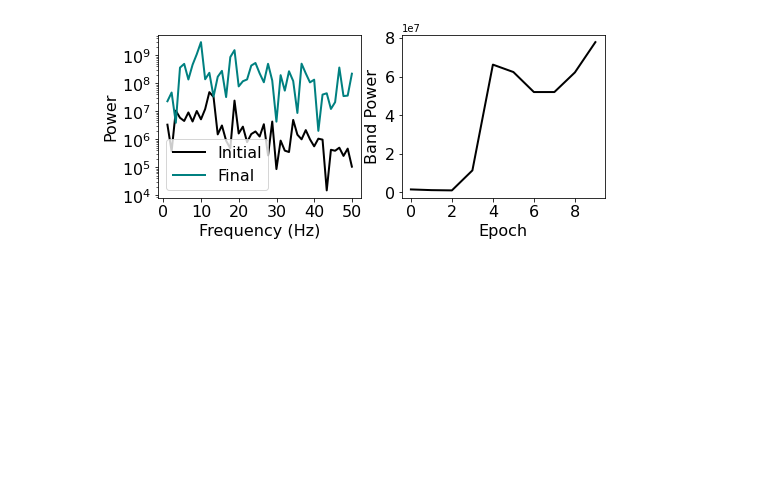
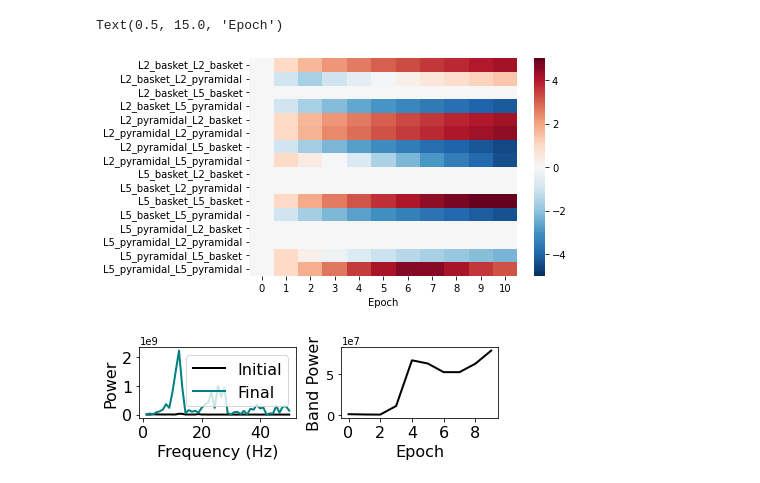
Before and after one commit to ntolley/bayesian_surrogates, a Jupyter notebook: plot_surrogate_network.ipynb, the cells around one changed output. Drawn from its saved outputs; the diff is of its cells as text; code cells hidden in the pictures; blank space fills up the shorter version.

```diff
--- a/plot_surrogate_network.ipynb
+++ b/plot_surrogate_network.ipynb
@@ -108,31 +108,37 @@ for plot_epoch in [0, 9]:
 
     out_fft_list.append(out_fft)
     dpl_list.append(dpl.detach().cpu().numpy())
+# %%
+sns.heatmap(df.T, cmap='RdBu_r', center=0, vmin=-5, vmax=5)
+plt.xlabel('Epoch')
+# %% [output]
+Text(0.5, 15.0, 'Epoch')
+[figure, added]
 # %%
 mask = np.logical_and(freq > 0, freq < 50).numpy().astype(bool)
 fontsize = 16
 
-plt.figure(figsize=(8,3))
+plt.figure(figsize=(6,2))
 plt.subplot(1,2,1)
 plt.plot(freq.detach().cpu().numpy()[mask], out_fft_list[0].detach().cpu().numpy()[mask], color='k', linewidth=2, label='Initial')
 plt.plot(freq.detach().cpu().numpy()[mask], out_fft_list[-1].detach().cpu().numpy()[mask], color='teal', linewidth=2, label='Final')
 plt.legend(fontsize=fontsize)
 
 plt.xlabel('Frequency (Hz)', fontsize=fontsize)
 plt.ylabel('Power', fontsize=fontsize)
 _ = plt.xticks(fontsize=fontsize)
 _ = plt.yticks(fontsize=fontsize)
-plt.yscale('log')
+# plt.yscale('log')
 
 plt.subplot(1,2,2)
 plt.plot(-np.array(losses), color='k', linewidth=2)
 plt.xlabel('Epoch', fontsize=fontsize)
 plt.ylabel('Band Power', fontsize=fontsize)
 _ = plt.xticks(fontsize=fontsize)
-_ = plt.yticks(fontsize=fontsize)
+_ = plt.yticks(fontsize=13)
 
 
 plt.savefig('optim_loss.svg')
-# plt.tight_layout()
+plt.tight_layout()
 # %% [output]
-[figure, old version]
+[figure, new version]
```
Also changed, not shown: parts of 3 cells of this notebook, 6 other files.
